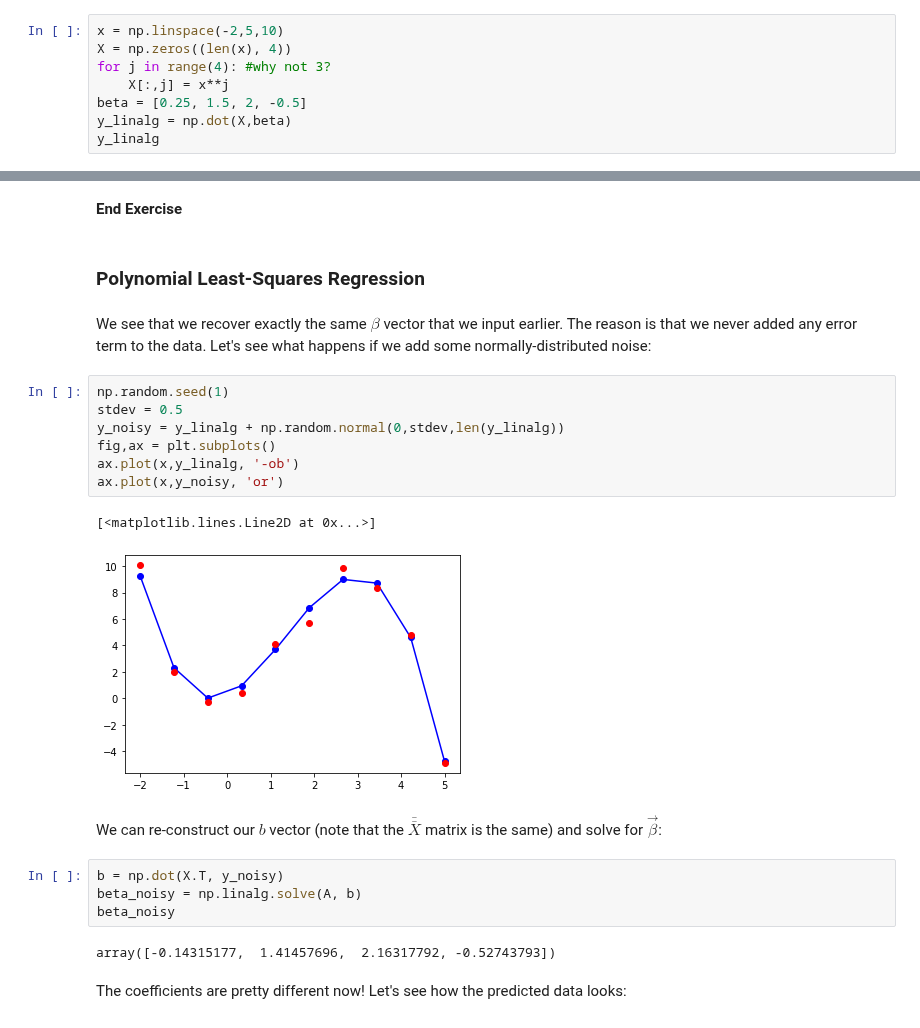
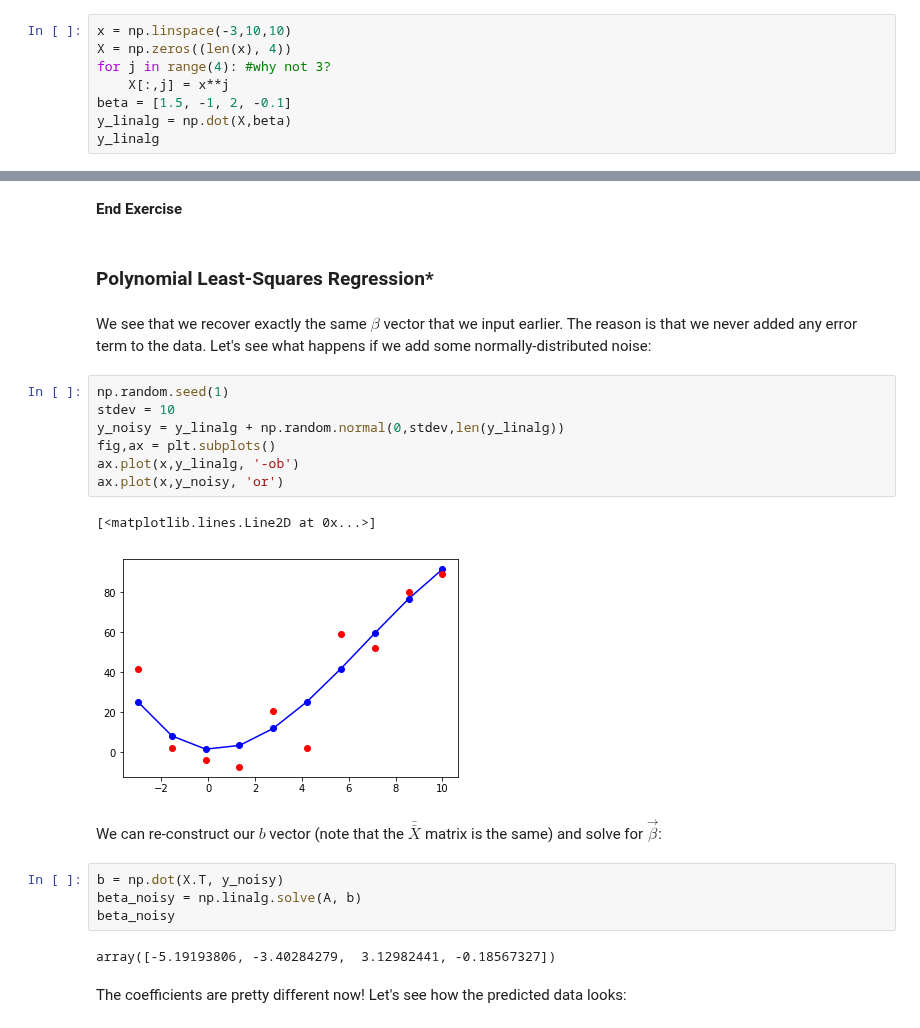
Before and after one commit to medford-group/data_analytics_for_engineers, a Jupyter notebook: modules/0-foundations/foundations.ipynb, the cells around one changed output, grey strips where cells are left out. Drawn from its saved outputs; the diff is of its cells as text.

```diff
--- a/modules/0-foundations/foundations.ipynb
+++ b/modules/0-foundations/foundations.ipynb
@@ -428,11 +430,11 @@ $y_i = \sum_j^M \beta_j X_{ij} + \epsilon_i \Rightarrow \vec{y} =  \bar{\bar{X}}
 
 We can check this with Python:
 # %%
-x = np.linspace(-2,5,10)
+x = np.linspace(-3,10,10)
 X = np.zeros((len(x), 4))
 for j in range(4): #why not 3?
     X[:,j] = x**j
-beta = [0.25, 1.5, 2, -0.5]
+beta = [1.5, -1, 2, -0.1]
 y_linalg = np.dot(X,beta)
 y_linalg
 # %% [output]
@@ -529,19 +533,19 @@ When the block above returns `True` your function is working correctly.
 # %% [markdown]
 **End Exercise**
 # %% [markdown]
-### Polynomial Least-Squares Regression
+### Polynomial Least-Squares Regression*
 # %% [markdown]
 We see that we recover exactly the same $\beta$ vector that we input earlier. The reason is that we never added any error term to the data. Let's see what happens if we add some normally-distributed noise:
 # %%
 np.random.seed(1)
-stdev = 0.5
+stdev = 10
 y_noisy = y_linalg + np.random.normal(0,stdev,len(y_linalg))
 fig,ax = plt.subplots()
 ax.plot(x,y_linalg, '-ob')
 ax.plot(x,y_noisy, 'or')
 # %% [output]
 [<matplotlib.lines.Line2D at 0x...>]
-[figure, old version]
+[figure, new version]
 # %% [markdown]
 We can re-construct our $b$ vector (note that the $\bar{\bar{X}}$ matrix is the same) and solve for $\vec{\beta}$:
 # %%
@@ -549,7 +553,7 @@ b = np.dot(X.T, y_noisy)
 beta_noisy = np.linalg.solve(A, b)
 beta_noisy
 # %% [output]
-array([-0.14315177,  1.41457696,  2.16317792, -0.52743793])
+array([-5.19193806, -3.40284279,  3.12982441, -0.18567327])
 # %% [markdown]
 The coefficients are pretty different now! Let's see how the predicted data looks:
 # %%
```
Also changed, not shown: parts of 112 cells of this notebook, 1 other file.
